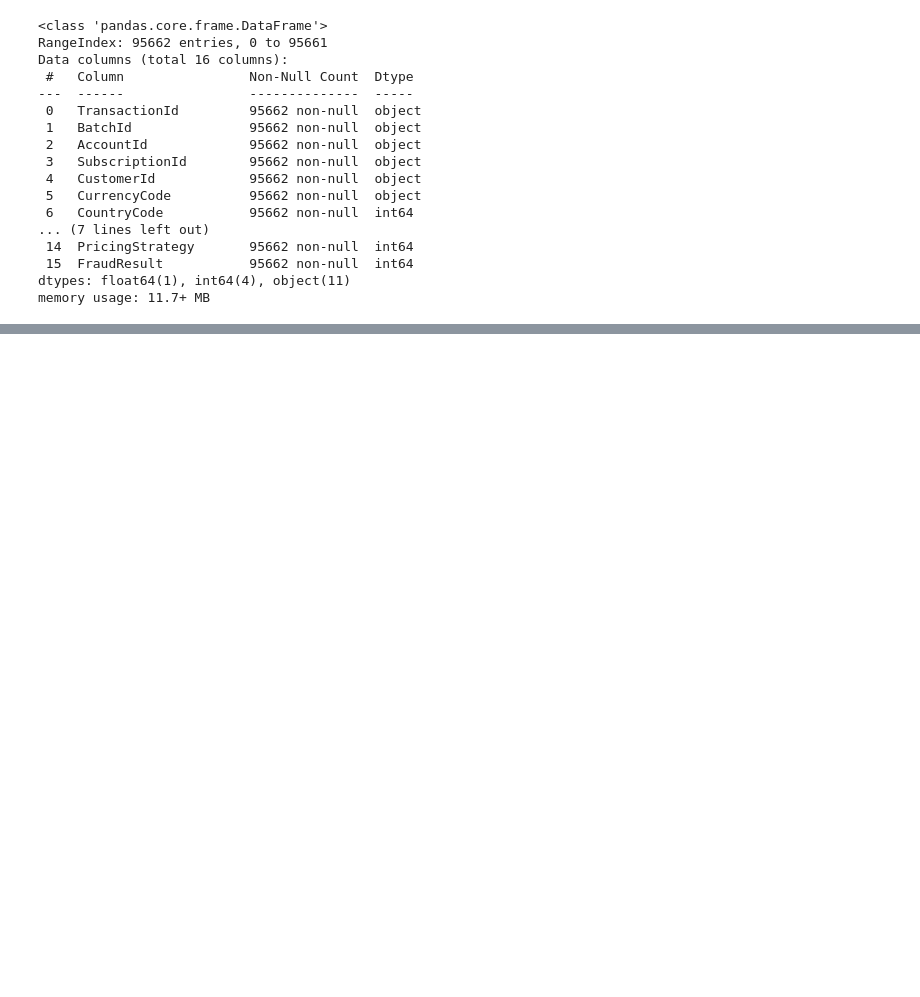
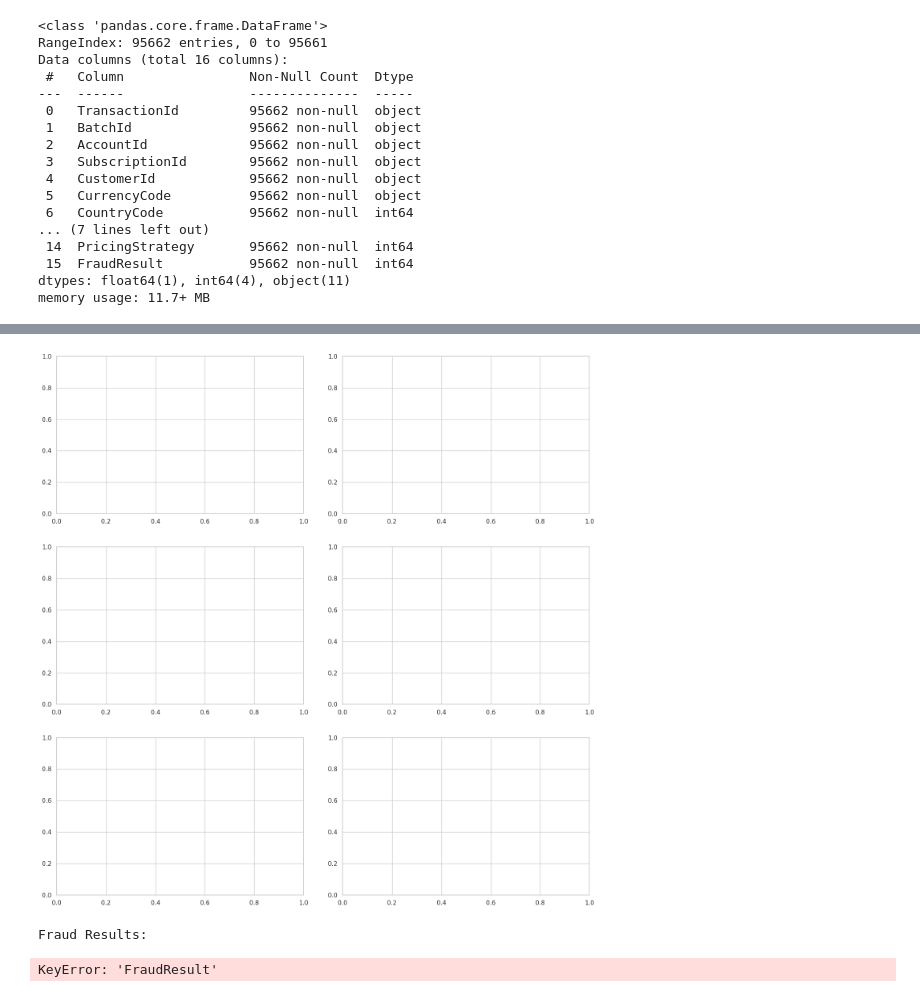
Before and after one commit to gashawgedef/KAIM-W6-Bati-Bank-Creadit-Scoring-Model, a Jupyter notebook: notebooks/bati_bank_analysis.ipynb, the cells around one changed output, grey strips where cells are left out. Saved outputs shown, nothing was run; the diff lists cells and outputs as text; code cells hidden in the pictures; blank space fills up the shorter version.

```diff
--- a/notebooks/bati_bank_analysis.ipynb
+++ b/notebooks/bati_bank_analysis.ipynb
@@ -102,0 +364,64 @@ memory usage: 11.7+ MB
+# %%
+# Set the style for seaborn and the color palette
+sns.set(style='whitegrid')
+custom_color = '#6BCB77'  # A relaxing shade of green
+
+# Create a figure with subplots
+fig, axs = plt.subplots(3, 2, figsize=(15, 15))
+
+# Number of numeric columns
+df_num = df.select_dtypes(include=['float64', 'int64'])
+
+# Distribution plots - Histograms for numeric features
+for i, col in enumerate(df_num.columns):
+    axs[i // 2, i % 2].hist(df[col], bins=30, color=custom_color, edgecolor='black')
+    axs[i // 2, i % 2].set_title(f'Distribution of {col}', fontsize=14)
+    axs[i // 2, i % 2].set_xlabel('Values', fontsize=12)
+    axs[i // 2, i % 2].set_ylabel('Frequency', fontsize=12)
+
+plt.tight_layout(pad=3.0)  # To avoid overlap with the title
+plt.show()
+
+# Analyze the FraudResult column
+print("\nFraud Results:")
+fraud_results = df['FraudResult'].value_counts()
+print(fraud_results)
+
+# Create a combined bar and pie chart to show Fraud Results
+fig, axs = plt.subplots(1, 2, figsize=(15, 6))
+
+# Bar chart for Fraud Results
+sns.barplot(x=fraud_results.index, y=fraud_results.values, palette=[custom_color, '#FF6F61'], ax=axs[0])
+axs[0].set_title('Fraud Results', fontsize=16)
+axs[0].set_xlabel('Fraud Status', fontsize=12)
+axs[0].set_ylabel('Count', fontsize=12)
+axs[0].set_xticks(ticks=[0, 1])
+axs[0].set_xticklabels(['Not Fraud', 'Fraud'])
+
+# Pie chart for Fraud Results
+axs[1].pie(fraud_results, labels=fraud_results.index, colors=[custom_color, '#FF6F61'], autopct='%1.1f%%', startangle=90)
+axs[1].axis('equal')  # Equal aspect ratio ensures that pie is drawn as a circle.
+axs[1].set_title('Fraud Results Distribution', fontsize=16)
+
+plt.tight_layout()
+plt.show()
+
+# Calculate Probability of Default (PD), Loss Given Default (LGD), and Exposure at Default (EAD)
+# Assuming simplistic calculations for the purpose of illustration
+pd_rate = 0.1  # 10% assumed default rate
+lgd_rate = 0.5  # 50% loss given default
+ead_rate = 0.8  # 80% exposure at default
+
+mean_amount = df['Amount'].mean()
+pd = mean_amount * pd_rate
+lgd = mean_amount * lgd_rate
+ead = mean_amount * ead_rate
+
+print("\nRisk Assessment Metrics:")
+print(f'Probability of Default (PD): {pd:.2f}')
+print(f'Loss Given Default (LGD): {lgd:.2f}')
+print(f'Exposure at Default (EAD): {ead:.2f}')
+# %% [output]
+[figure, added]
+Fraud Results:
+KeyError: 'FraudResult'
```
Also changed, not shown: parts of 22 cells of this notebook.
